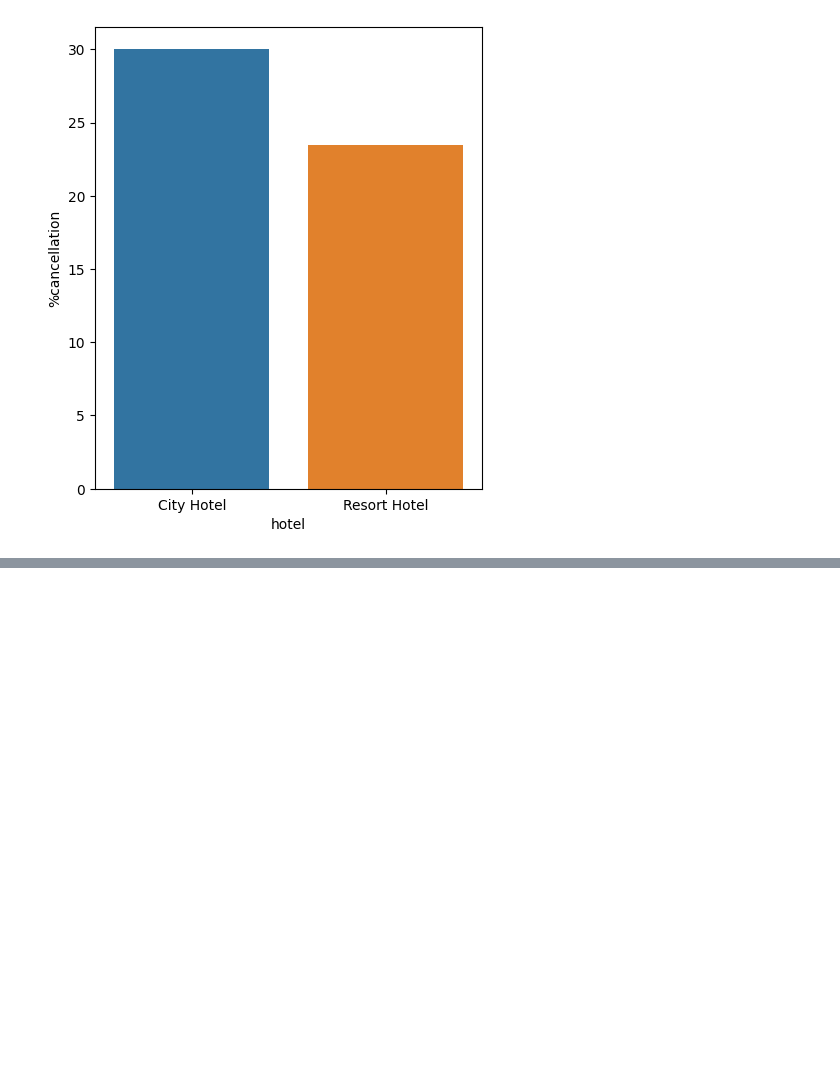
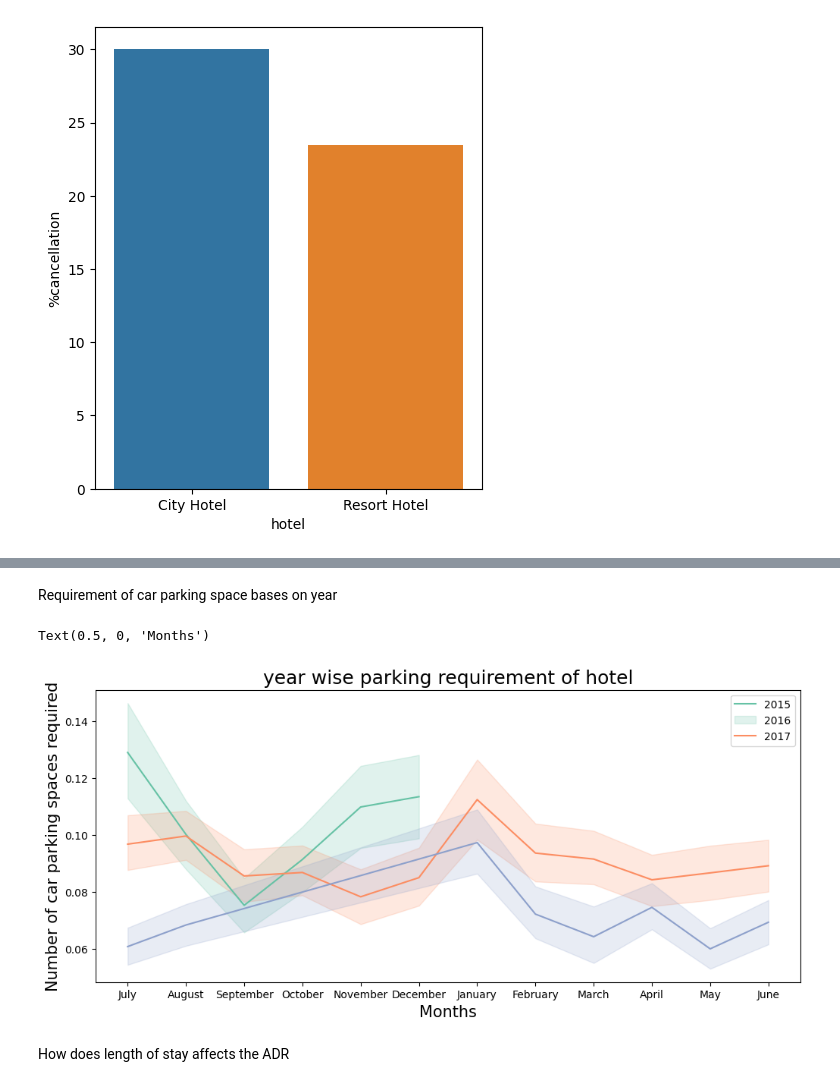
Before and after one commit to PoojaSwamii/Capstone_Project-EDA-on-Hotel-Booking-, a Jupyter notebook: Capstone_Project_Hotel_Booking_Analysis_.ipynb, the cells around one changed output, grey strips where cells are left out. Drawn from its saved outputs; the diff is of its cells as text; code cells hidden in the pictures; blank space fills up the shorter version.

```diff
--- a/Capstone_Project_Hotel_Booking_Analysis_.ipynb
+++ b/Capstone_Project_Hotel_Booking_Analysis_.ipynb
@@ -495,0 +524,15 @@ sns.barplot(x = D3.index, y = D3['%cancellation'] )
+# %% [markdown]
+Requirement of car parking space bases on year
+# %%
+#Creating a line chart to express the relation between the required number of car parking spaces and year by using seaborn
+plt.figure(figsize=(12,5))
+sns.lineplot(data=hotel_df, x="arrival_date_month", y="required_car_parking_spaces" , hue = 'arrival_date_year' , palette = 'Set2')
+plt.legend(['2015','2016','2017'])
+plt.title("year wise parking requirement of hotel", fontsize = 18)
+plt.ylabel("Number of car parking spaces required",fontsize = 15)
+plt.xlabel("Months",fontsize = 15)
+# %% [output]
+Text(0.5, 0, 'Months')
+[figure, added]
+# %% [markdown]
+How does length of stay affects the ADR
```
Also changed, not shown: parts of 11 cells of this notebook.
